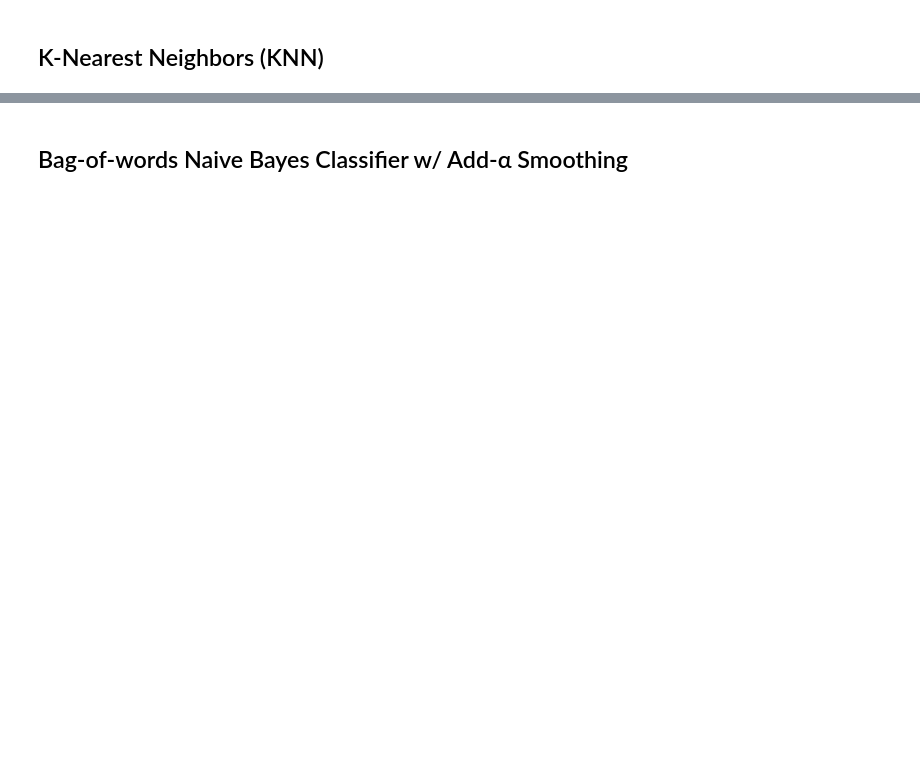
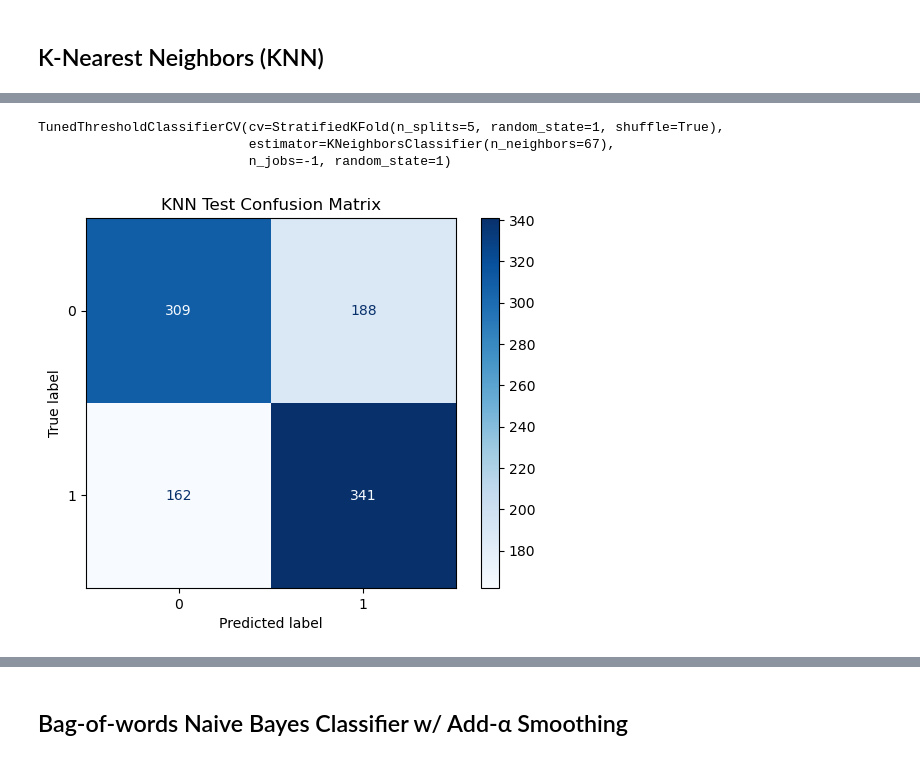
Before and after one commit to noahschulhof/twitter-classifier, a Jupyter notebook: models.ipynb, the cells around one changed output, grey strips where cells are left out. Cells and saved outputs as stored; diff of their text form; code cells hidden in the pictures; blank space fills up the shorter version.

```diff
--- a/models.ipynb
+++ b/models.ipynb
@@ -83,0 +223,15 @@ Optimal number of neighbors: 13
+# %%
+knn_tuned = TunedThresholdClassifierCV(knn_gscv.best_estimator_,
+                                       cv = StratifiedKFold(5, shuffle = True, random_state = 1),
+                                       random_state = 1,
+                                       n_jobs = -1)
+
+knn_tuned.fit(x_train_scaled, y_train)
+# %% [output]
+TunedThresholdClassifierCV(cv=StratifiedKFold(n_splits=5, random_state=1, shuffle=True),
+                           estimator=KNeighborsClassifier(n_neighbors=67),
+                           n_jobs=-1, random_state=1)
+# %%
+confusion(knn_tuned.predict(x_test_scaled), 'KNN')
+# %% [output]
+[figure, added]
```
Also changed, not shown: parts of 66 cells of this notebook.
